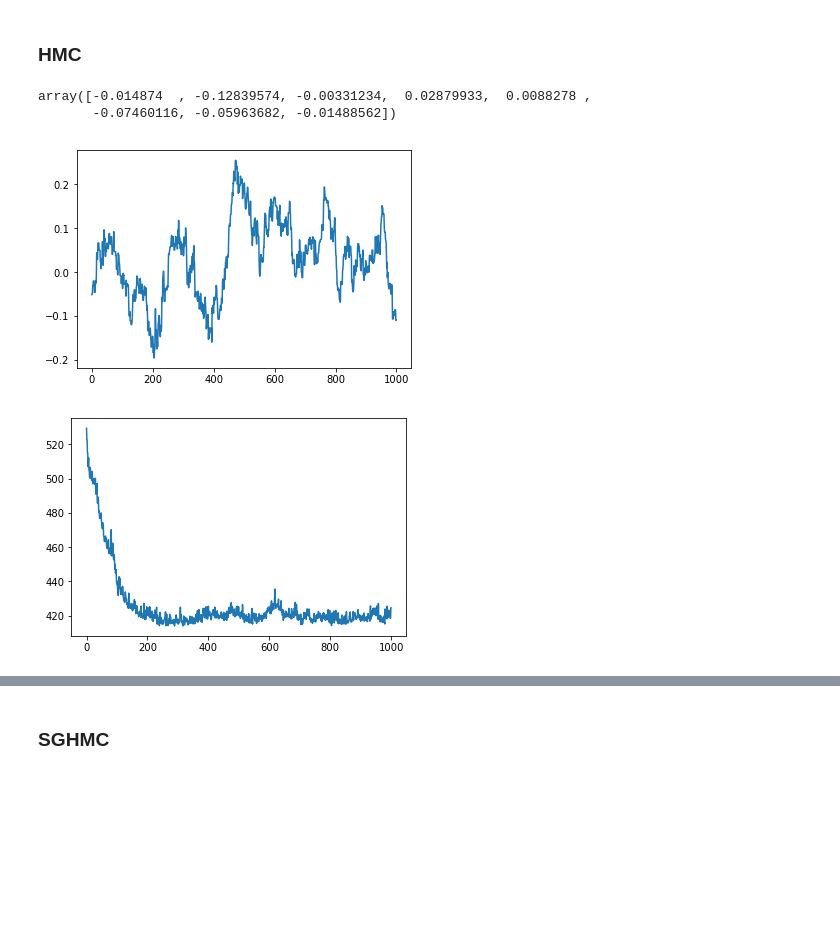
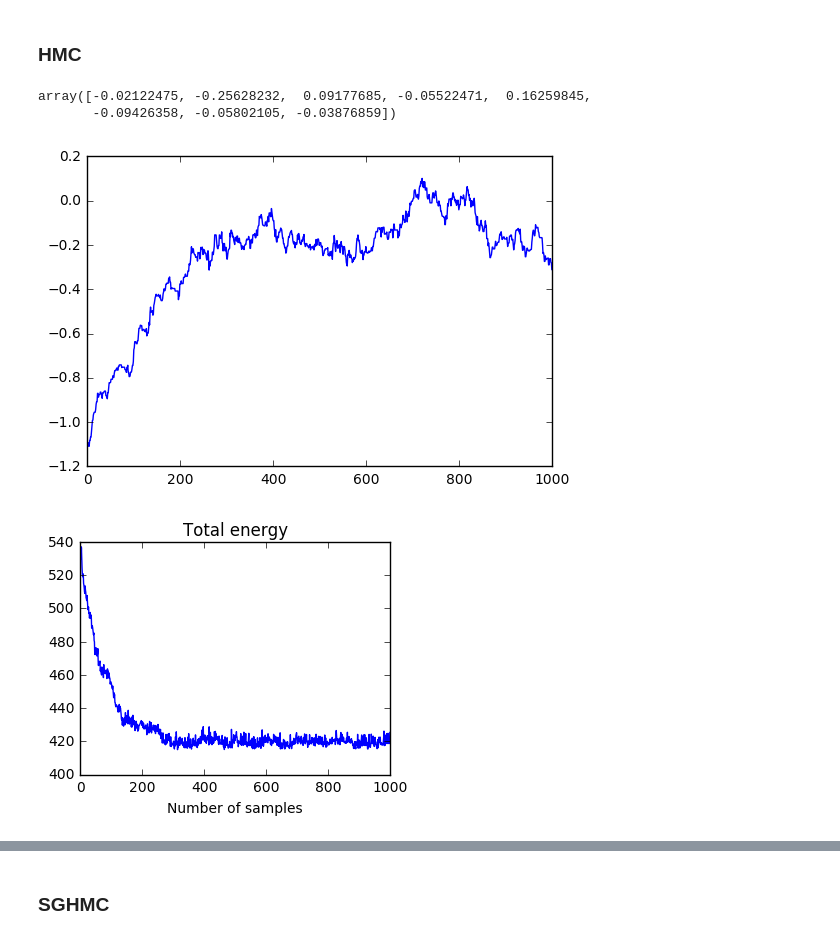
Before and after one commit to gldmt-duke/CokerAmitaiSGHMC, a Jupyter notebook: logistic_regression/logistic_regression_pima.ipynb, the cells around one changed output, grey strips where cells are left out. Saved outputs shown, nothing was run; the diff lists cells and outputs as text; code cells hidden in the pictures; blank space fills up the shorter version.

```diff
--- a/logistic_regression/logistic_regression_pima.ipynb
+++ b/logistic_regression/logistic_regression_pima.ipynb
@@ -200,19 +57,23 @@ theta = np.zeros(p)
 phi = 5
 M = np.identity(p)
 
-samples, accept, rho, H = run_hmc(Y, Xs, U_logistic, gradU_logistic, M, eps, m, theta, phi, nsample)
+samples, accept, rho, H = sghmc.run_hmc(Y, Xs, sghmc.U_logistic, sghmc.gradU_logistic, M, eps, m, theta, phi, nsample)
 
-np.mean(samples, axis=0) - beta_true_scale
+beta_est_hmc = np.mean(samples, axis=0)
+beta_est_hmc - beta_true_scale
 # %% [output]
-array([-0.014874  , -0.12839574, -0.00331234,  0.02879933,  0.0088278 ,
-       -0.07460116, -0.05963682, -0.01488562])
+array([-0.02122475, -0.25628232,  0.09177685, -0.05522471,  0.16259845,
+       -0.09426358, -0.05802105, -0.03876859])
 # %%
-plt.plot((samples - beta_true_scale)[:,3])
+plt.plot((samples - beta_true_scale)[:,1])
 plt.show()
 # %% [output]
-[figure, old version]
+[figure, new version]
-# %%
-plt.plot(H)
-plt.show()
-# %% [output]
-[figure, removed]
+# %%
+fig, ax = plt.subplots(figsize=(4,3))
+ax.plot(H)
+ax.set_title("Total energy")
+ax.set_xlabel("Number of samples")
+plt.show()
+# %% [output]
+[figure, added]
```
Also changed, not shown: parts of 14 cells of this notebook, 2 other files.
